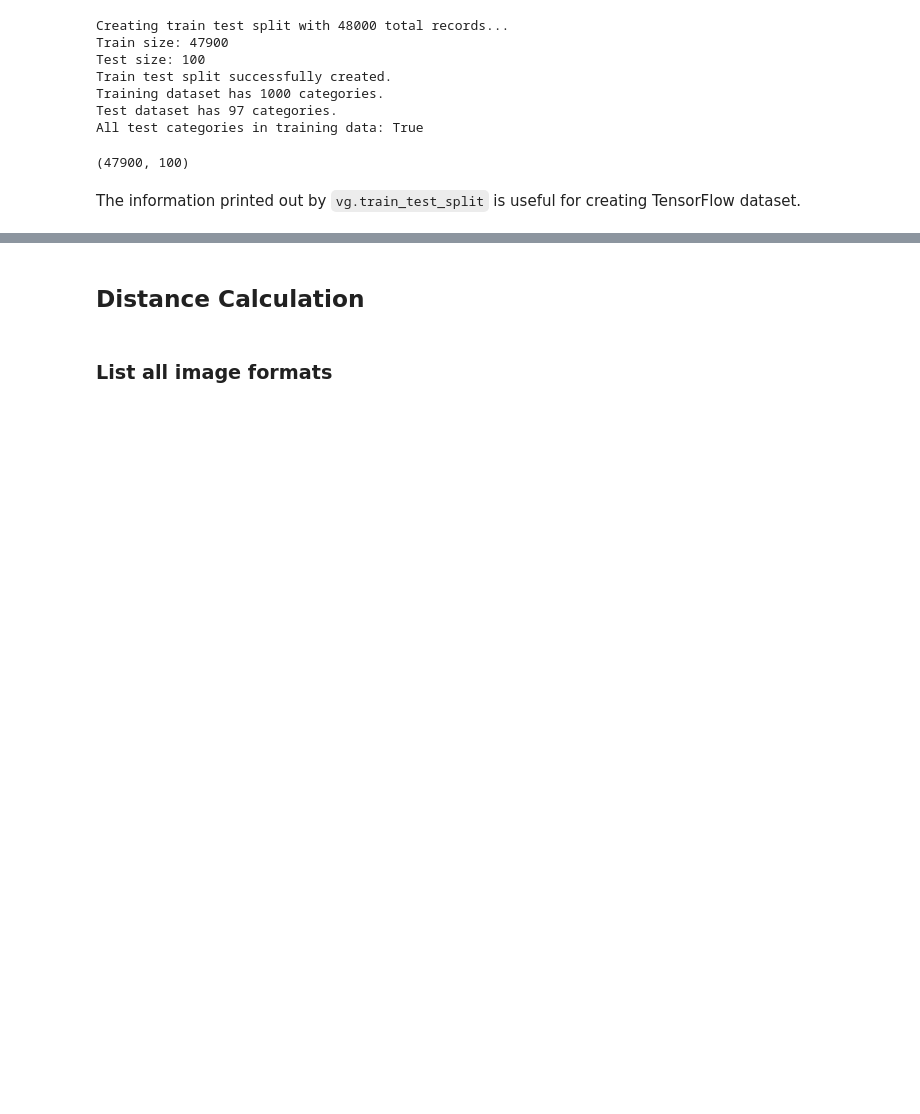
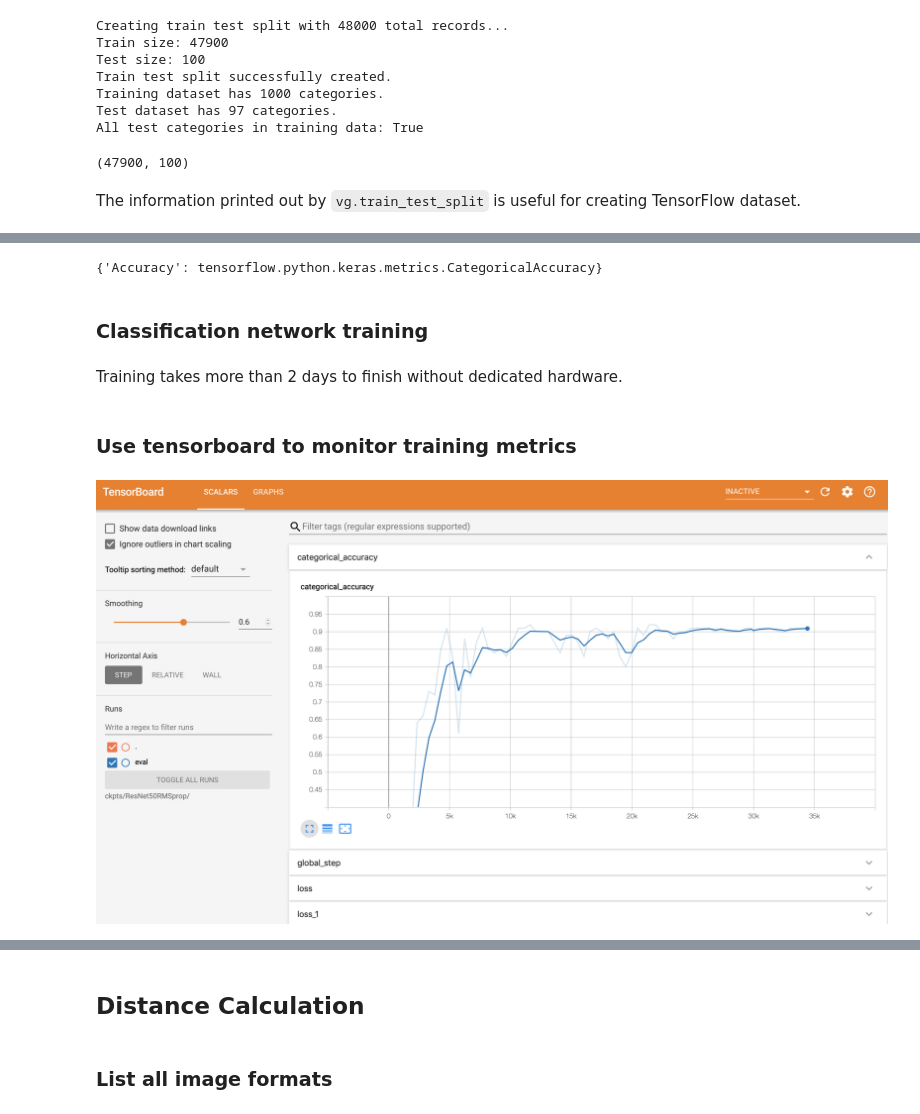
Before and after one commit to unicode-org/ml-confusables-generator, a Jupyter notebook: main.ipynb, the cells around one changed output, grey strips where cells are left out. Cells and saved outputs as stored; diff of their text form; code cells hidden in the pictures; blank space fills up the shorter version.

```diff
--- a/main.ipynb
+++ b/main.ipynb
@@ -223,0 +390,8 @@ The information printed out by `vg.train_test_split` is useful for creating Tens
+# %%
+METRIC_MAP
+# %% [output]
+{'Accuracy': tensorflow.python.keras.metrics.CategoricalAccuracy}
+# %% [markdown]
+### Classification network training
+# %% [markdown]
+Training takes more than 2 days to finish without dedicated hardware.
@@ -223,0 +426,6 @@ The information printed out by `vg.train_test_split` is useful for creating Tens
+# %% [markdown]
+### Use tensorboard to monitor training metrics
+# %%
+display(Image(filename='pictures/training_categorical_01.png'))
+# %% [output]
+[figure, added]
```
Also changed, not shown: parts of 96 cells of this notebook, 12 other files.
